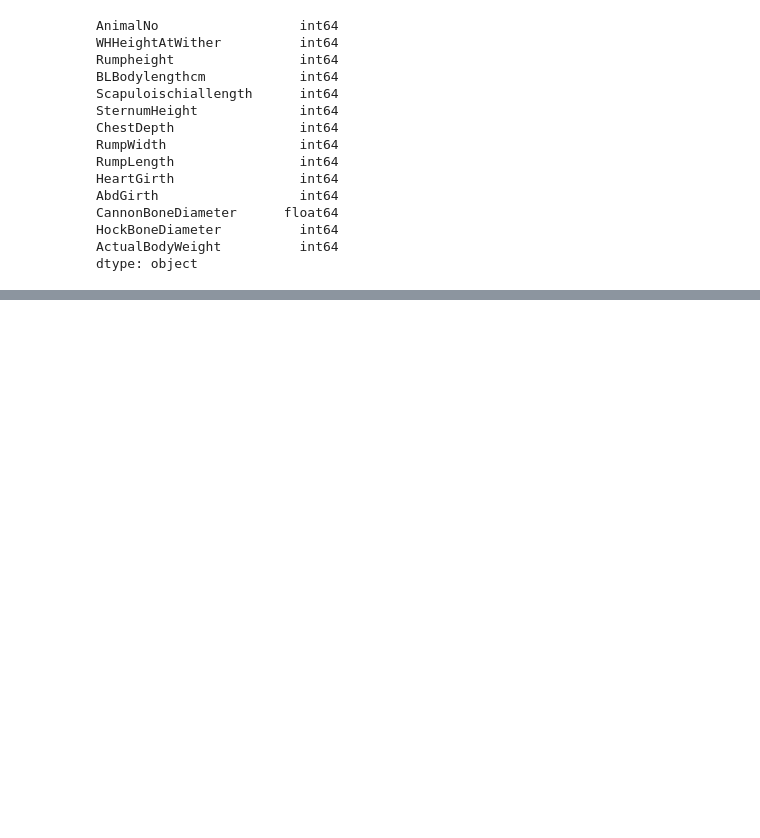
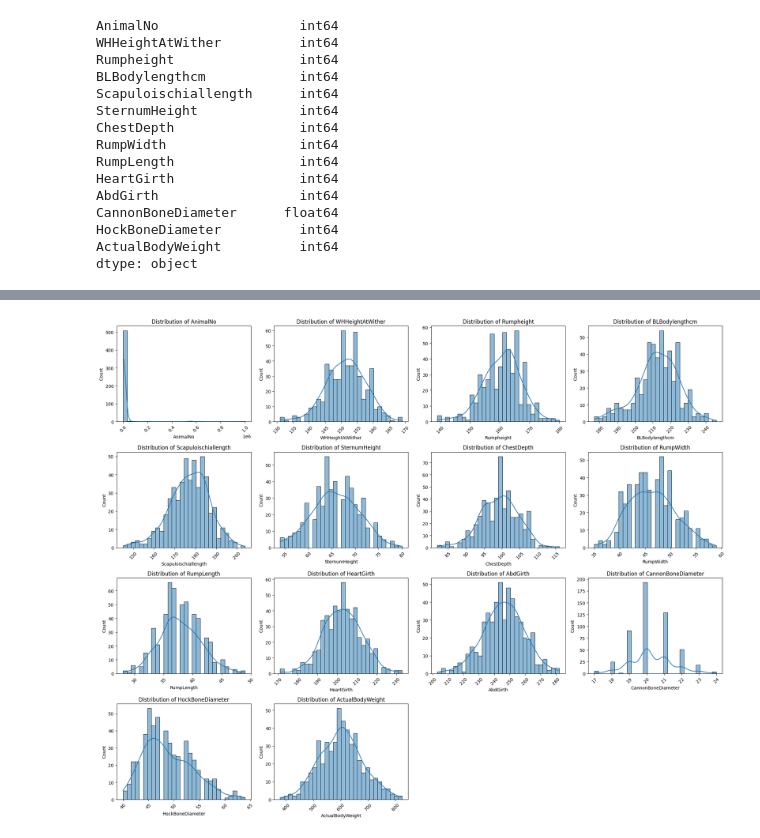
Before and after one commit to shahbhavya7/cattle_model, a Jupyter notebook: experiments.ipynb, the cells around one changed output, grey strips where cells are left out. Saved outputs shown, nothing was run; the diff lists cells and outputs as text; code cells hidden in the pictures; blank space fills up the shorter version.

```diff
--- a/experiments.ipynb
+++ b/experiments.ipynb
@@ -88,0 +205,20 @@ df.head()
+# %%
+# Distribution analysis for all numerical columns
+fig, axes = plt.subplots(4, 4, figsize=(20, 16))
+axes = axes.ravel()
+
+numerical_cols = df.select_dtypes(include=[np.number]).columns
+for i, col in enumerate(numerical_cols):
+    if i < len(axes):
+        sns.histplot(df[col], bins=30, kde=True, ax=axes[i])
+        axes[i].set_title(f'Distribution of {col}')
+        axes[i].tick_params(axis='x', rotation=45)
+
+# Remove empty subplots
+for i in range(len(numerical_cols), len(axes)):
+    fig.delaxes(axes[i])
+
+plt.tight_layout()
+plt.show()
+# %% [output]
+[figure, added]
```
Also changed, not shown: parts of 15 cells of this notebook.
